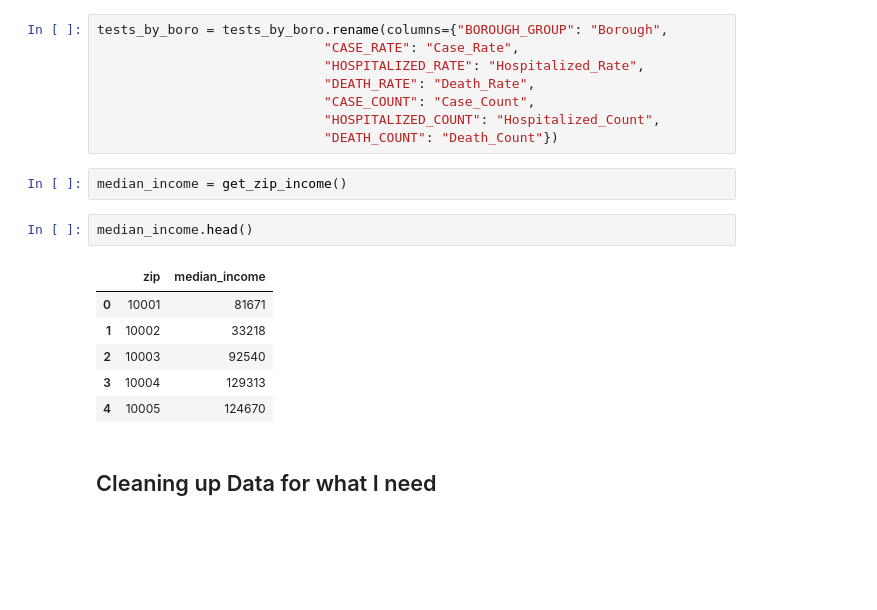
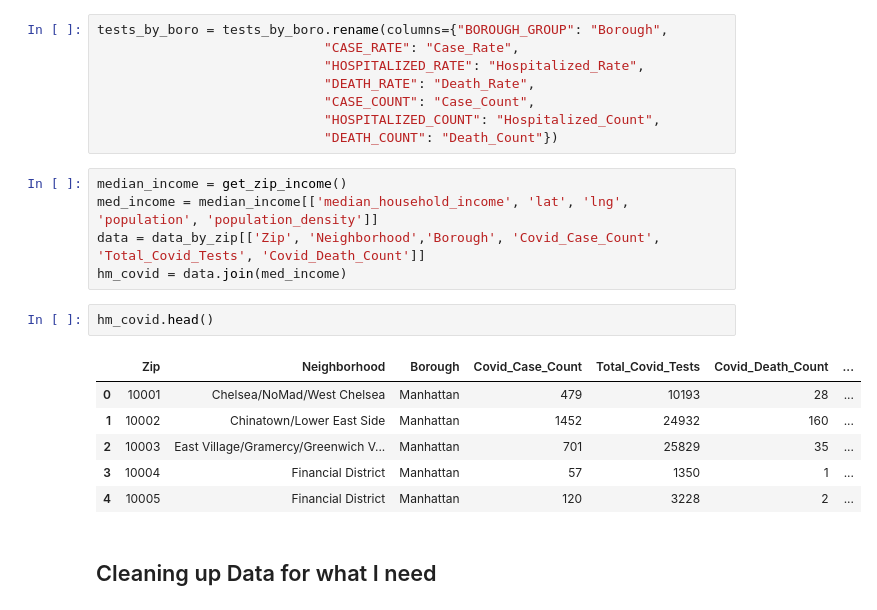
Before and after one commit to mkain112/MTA-Ridership-Impact-of-COVID-19, a Jupyter notebook: notebooks/covid19_data.ipynb, the cells around one changed output. Drawn from its saved outputs; the diff is of its cells as text; blank space fills up the shorter version.

```diff
--- a/notebooks/covid19_data.ipynb
+++ b/notebooks/covid19_data.ipynb
@@ -49,17 +49,20 @@ tests_by_boro = tests_by_boro.rename(columns={"BOROUGH_GROUP": "Borough",
                              "CASE_COUNT": "Case_Count",
                              "HOSPITALIZED_COUNT": "Hospitalized_Count",
                              "DEATH_COUNT": "Death_Count"})
-# %%
-median_income = get_zip_income()
+# %%
+median_income = get_zip_income()
+med_income = median_income[['median_household_income', 'lat', 'lng', 'population', 'population_density']]
+data = data_by_zip[['Zip', 'Neighborhood','Borough', 'Covid_Case_Count', 'Total_Covid_Tests', 'Covid_Death_Count']]
+hm_covid = data.join(med_income)
 # %%
-median_income.head()
+hm_covid.head()
 # %% [output]
-|  | zip | median_income |
-| 0 | 10001 | 81671 |
-| 1 | 10002 | 33218 |
-| 2 | 10003 | 92540 |
-| 3 | 10004 | 129313 |
-| 4 | 10005 | 124670 |
+|  | Zip | Neighborhood | Borough | Covid_Case_Count | Total_Covid_Tests | Covid_Death_Count | ... |
+| 0 | 10001 | Chelsea/NoMad/West Chelsea | Manhattan | 479 | 10193 | 28 | ... |
+| 1 | 10002 | Chinatown/Lower East Side | Manhattan | 1452 | 24932 | 160 | ... |
+| 2 | 10003 | East Village/Gramercy/Greenwich V... | Manhattan | 701 | 25829 | 35 | ... |
+| 3 | 10004 | Financial District | Manhattan | 57 | 1350 | 1 | ... |
+| 4 | 10005 | Financial District | Manhattan | 120 | 3228 | 2 | ... |
 # %% [markdown]
 ## Cleaning up Data for what I need
 # %%
```
Also changed, not shown: parts of 15 cells of this notebook, 23 other files.
